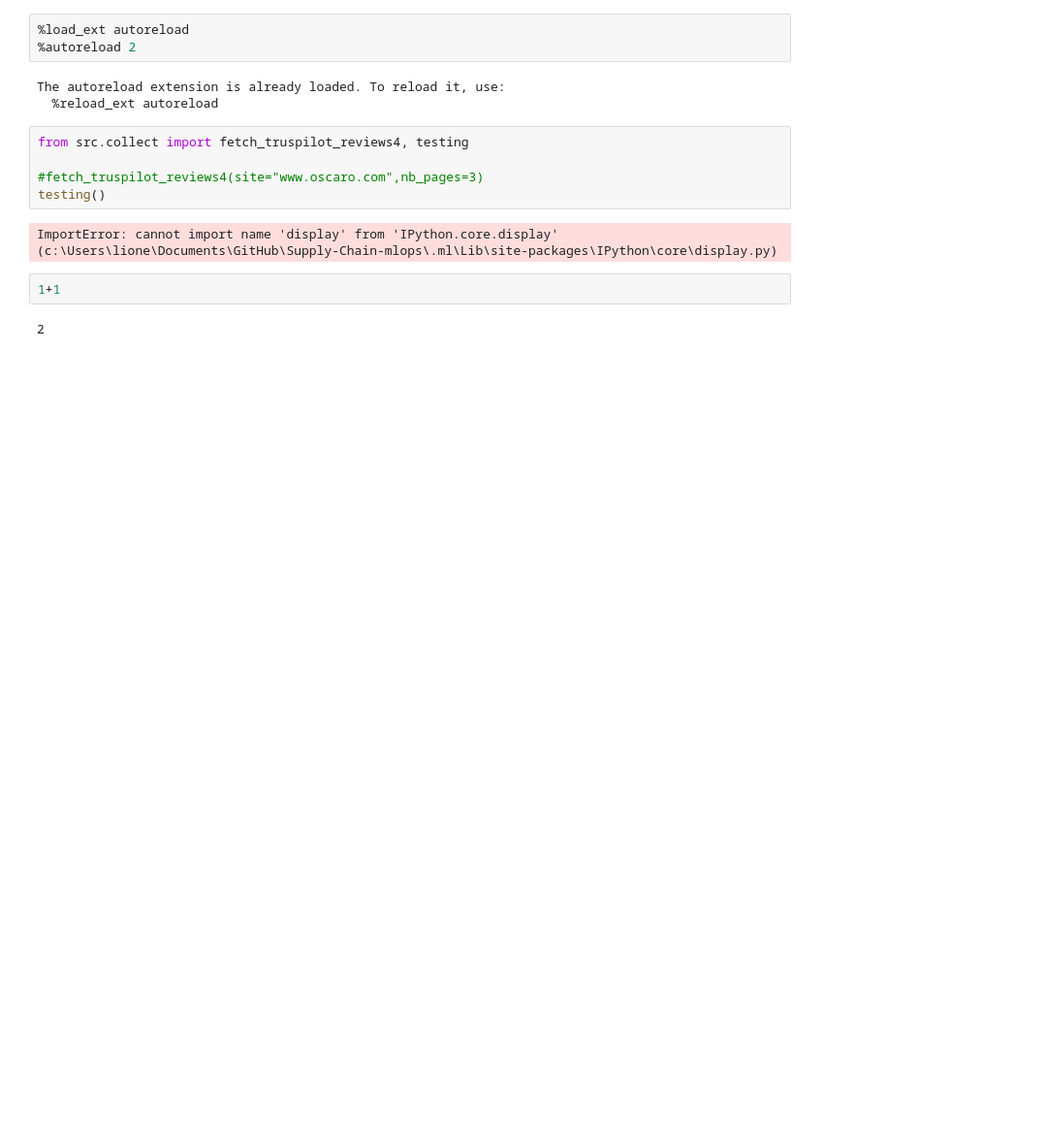
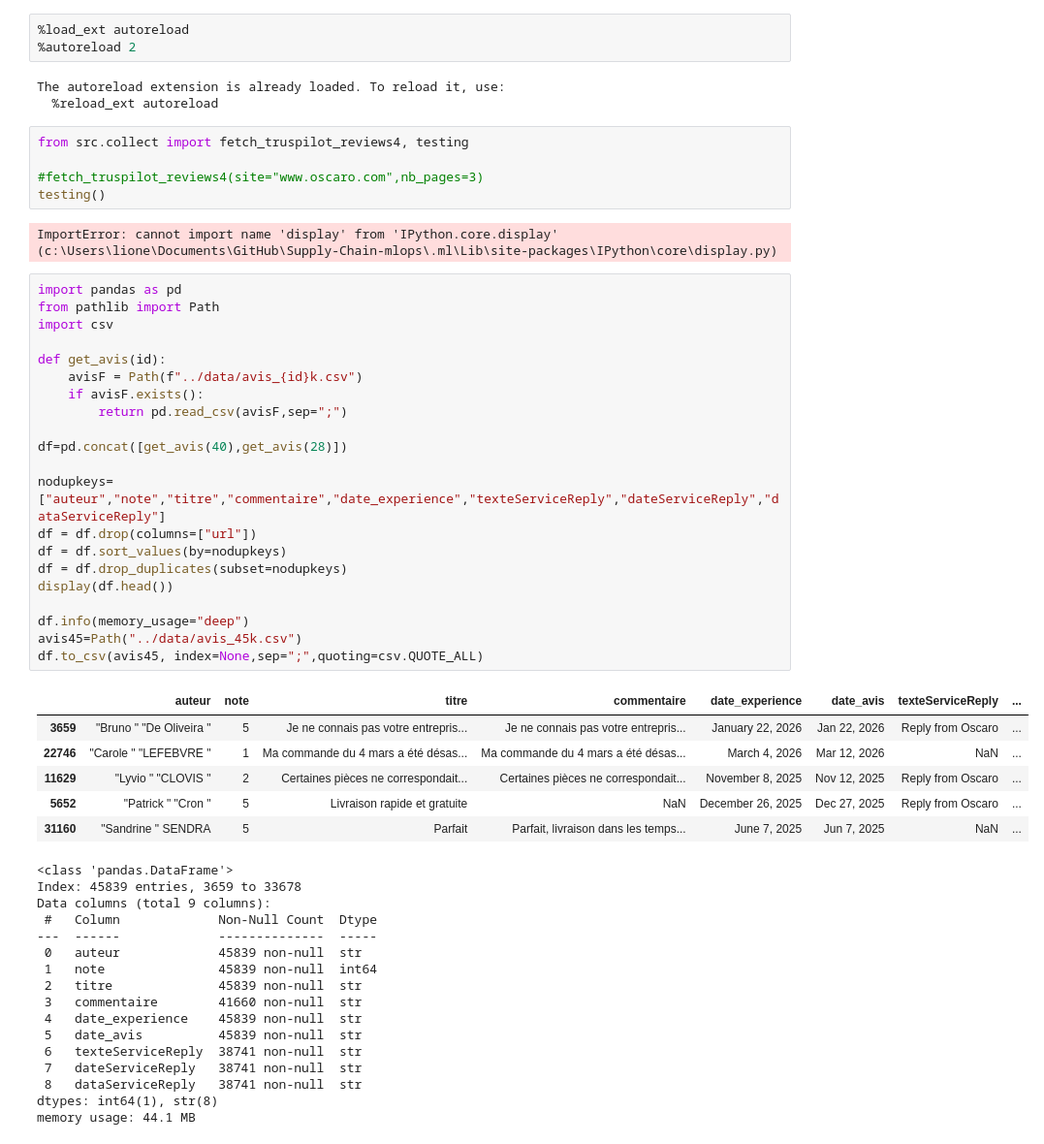
Before and after one commit to Robin-Mom/Supply-Chain-MLOps, a Jupyter notebook: notebooks/collect_unitest.ipynb, the cells around one changed output. Shown at 97% size. Cells and saved outputs as stored; diff of their text form; blank space fills up the shorter version.

```diff
--- a/notebooks/collect_unitest.ipynb
+++ b/notebooks/collect_unitest.ipynb
@@ -12,6 +12,46 @@ testing()
 # %% [output]
 ImportError: cannot import name 'display' from 'IPython.core.display' (c:\Users\lione\Documents\GitHub\Supply-Chain-mlops\.ml\Lib\site-packages\IPython\core\display.py)
 # %%
-1+1
+import pandas as pd
+from pathlib import Path
+import csv
+
+def get_avis(id):
+    avisF = Path(f"../data/avis_{id}k.csv")
+    if avisF.exists():
+        return pd.read_csv(avisF,sep=";")
+
+df=pd.concat([get_avis(40),get_avis(28)])
+
+nodupkeys=["auteur","note","titre","commentaire","date_experience","texteServiceReply","dateServiceReply","dataServiceReply"]
+df = df.drop(columns=["url"])
+df = df.sort_values(by=nodupkeys)
+df = df.drop_duplicates(subset=nodupkeys)
+display(df.head())
+
+df.info(memory_usage="deep")
+avis45=Path("../data/avis_45k.csv")
+df.to_csv(avis45, index=None,sep=";",quoting=csv.QUOTE_ALL)
 # %% [output]
+|  | auteur | note | titre | commentaire | date_experience | date_avis | texteServiceReply | ... |
+| 3659 | "Bruno " "De Oliveira " | 5 | Je ne connais pas votre entrepris... | Je ne connais pas votre entrepris... | January 22, 2026 | Jan 22, 2026 | Reply from Oscaro | ... |
+| 22746 | "Carole " "LEFEBVRE " | 1 | Ma commande du 4 mars a été désas... | Ma commande du 4 mars a été désas... | March 4, 2026 | Mar 12, 2026 | NaN | ... |
+| 11629 | "Lyvio " "CLOVIS " | 2 | Certaines pièces ne correspondait... | Certaines pièces ne correspondait... | November 8, 2025 | Nov 12, 2025 | Reply from Oscaro | ... |
+| 5652 | "Patrick " "Cron " | 5 | Livraison rapide et gratuite | NaN | December 26, 2025 | Dec 27, 2025 | Reply from Oscaro | ... |
+| 31160 | "Sandrine " SENDRA | 5 | Parfait | Parfait, livraison dans les temps... | June 7, 2025 | Jun 7, 2025 | NaN | ... |
-2
+<class 'pandas.DataFrame'>
+Index: 45839 entries, 3659 to 33678
+Data columns (total 9 columns):
+ #   Column             Non-Null Count  Dtype
+---  ------             --------------  -----
+ 0   auteur             45839 non-null  str
+ 1   note               45839 non-null  int64
+ 2   titre              45839 non-null  str
+ 3   commentaire        41660 non-null  str
+ 4   date_experience    45839 non-null  str
+ 5   date_avis          45839 non-null  str
+ 6   texteServiceReply  38741 non-null  str
+ 7   dateServiceReply   38741 non-null  str
+ 8   dataServiceReply   38741 non-null  str
+dtypes: int64(1), str(8)
+memory usage: 44.1 MB
```
Also changed, not shown: parts of 3 cells of this notebook, 10 other files.
